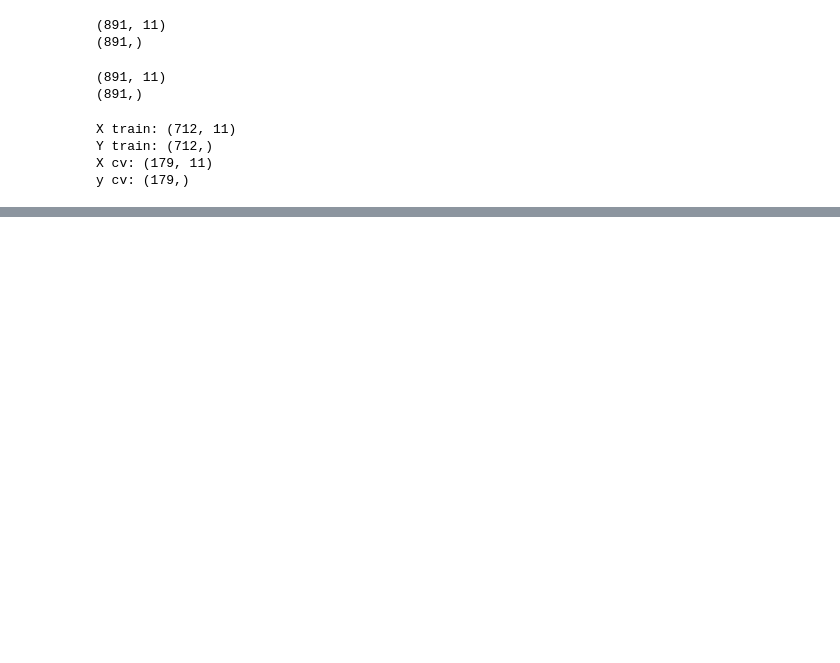
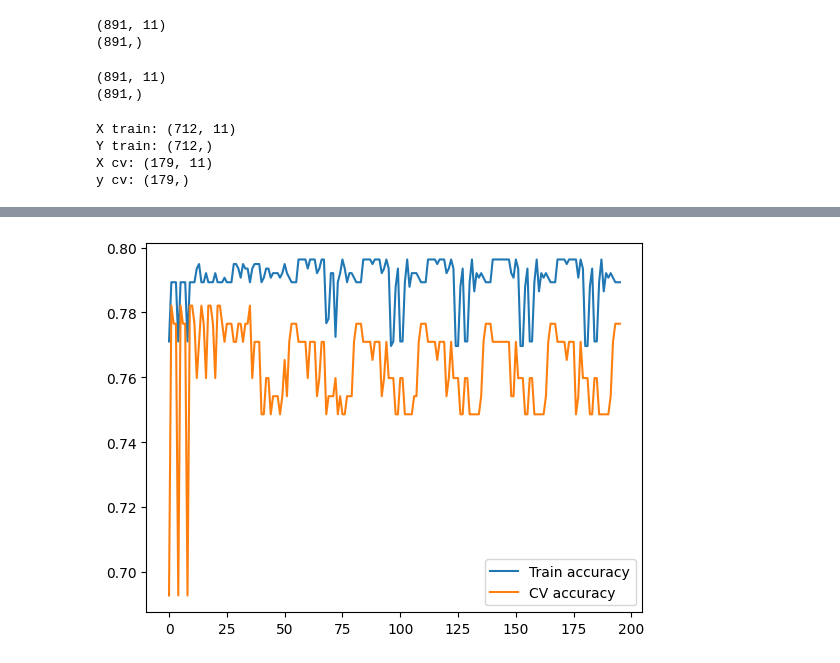
Before and after one commit to lamphamTL/kaggle-comp, a Jupyter notebook: competition/titanic/random_forest/Random_Forest_Model.ipynb, the cells around one changed output, grey strips where cells are left out. Cells and saved outputs as stored; diff of their text form; code cells hidden in the pictures; blank space fills up the shorter version.

Commit message:
Add train accuracy to model selection, plot train acc and cv acc

```diff
--- a/competition/titanic/random_forest/Random_Forest_Model.ipynb
+++ b/competition/titanic/random_forest/Random_Forest_Model.ipynb
@@ -47,16 +47,19 @@ def eval_models(X_train, y_train, X_cv, y_cv, max_depth, min_samples_split, n_es
                                               random_state=1))
     ])
     model.fit(X_train, y_train)
+    y_train_hat = model.predict(X_train)
+    train_accuracy = np.mean(y_train_hat == y_train)
     y_cv_hat = model.predict(X_cv)
     cv_accuracy = np.mean(y_cv == y_cv_hat)
     print(
-        f"Max depth: {max_depth}, Min sample split: {min_samples_split}, N estimators: {n_estimators}, Accuracy: {cv_accuracy}")
-    return model, max_depth, min_samples_split, n_estimators, cv_accuracy
+        f"Max depth: {max_depth}, Min sample split: {min_samples_split}, N estimators: {n_estimators}, Train accuracy: {train_accuracy}, CV accuracy: {cv_accuracy}")
+    return model, max_depth, min_samples_split, n_estimators, train_accuracy, cv_accuracy
 
 
-best_model_params = max(
-    [eval_models(X_train, y_train, X_cv, y_cv, max_depth, min_samples_split, n_estimators, engineer_features()) for
-     max_depth, min_samples_split, n_estimators in
-     product(max_depth_list, min_samples_split_list, n_estimators_list)], key=lambda x: x[4])[:4]
+model_evals = [
+    eval_models(X_train, y_train, X_cv, y_cv, max_depth, min_samples_split, n_estimators, engineer_features()) for
+    max_depth, min_samples_split, n_estimators in product(max_depth_list, min_samples_split_list, n_estimators_list)]
+
+best_model_params = max(model_evals, key=lambda x: x[4])
 print(best_model_params[-4:])
 # %% [output]
@@ -80,3 +83,12 @@ Max depth: 2, Min sample split: 100, N estimators: 200, Accuracy: 0.776536312849
+# %%
+import matplotlib.pyplot as plt
+%matplotlib inline
+plt.plot(range(len(model_evals)), [model[4] for model in model_evals])
+plt.plot(range(len(model_evals)), [model[5] for model in model_evals])
+plt.legend(["Train accuracy", "CV accuracy"])
+plt.show()
+# %% [output]
+[figure, added]
 # %%
 df_test = pd.read_csv("../data/test.csv", delimiter=",")
 
```
Also changed, not shown: parts of 1 cell of this notebook.
